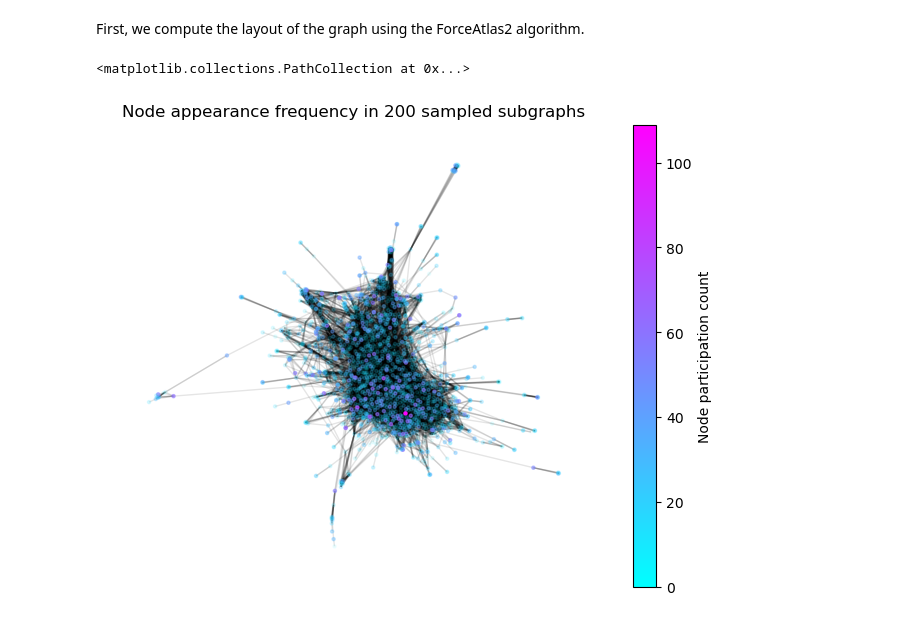
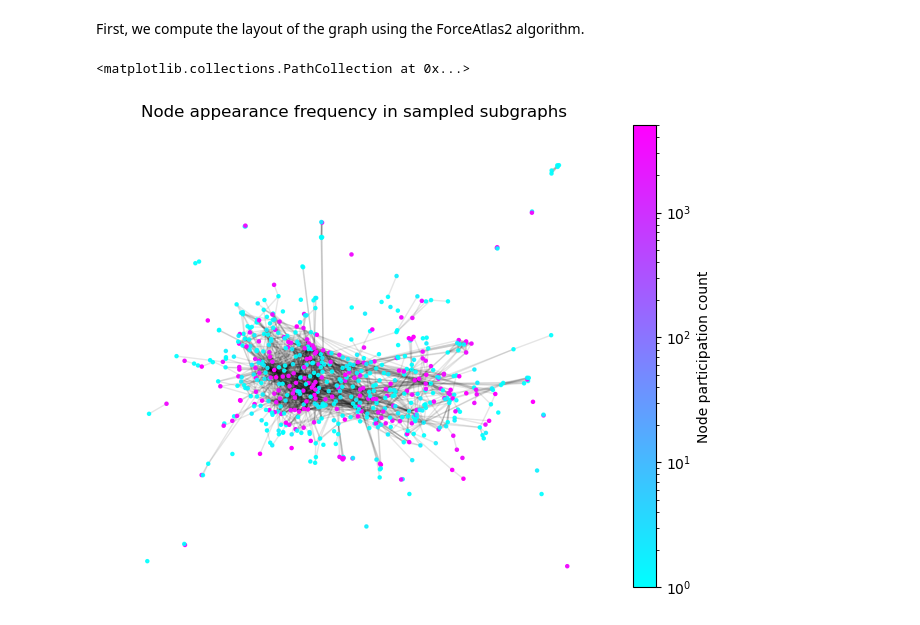
Before and after one commit to martjor/minigraphs, a Jupyter notebook: src/minigraphs/sir_convergence.ipynb, the cells around one changed output. Drawn from its saved outputs; the diff is of its cells as text; code cells hidden in the pictures.

```diff
--- a/src/minigraphs/sir_convergence.ipynb
+++ b/src/minigraphs/sir_convergence.ipynb
@@ -208,0 +222,5 @@ sns.pairplot(
+# %%
+hamsterster_graph = load_graph('hamsterster')
+
+#best_graph = min(annealer.samples, key=lambda sample: energy_mixture(sample, graph=hamsterster_graph))
+best_graph = annealer.samples[-1]
@@ -208,0 +241,13 @@ sns.pairplot(
+# %%
+fig, ax = plt.subplots(dpi=150)
+
+df_mini = pd.DataFrame(results_mini)
+df_mini['I'] = df_mini['I'] / 200
+
+df_full = pd.DataFrame(results_full)
+df_full['I'] = df_full['I'] / 2000
+
+plot_sir(df_mini, linestyle=':')
+plot_sir(df_full)
+
+plt.legend(["Full Graph", "95% Confidence Interval", "Miniature (N=200)"])
@@ -216,6 +264,7 @@ layout = nx.forceatlas2_layout(graph, max_iter=200)
 import matplotlib.pyplot as plt
 import networkx as nx
 from collections import Counter
+from matplotlib.colors import LogNorm
 import numpy as np
 
 def plot_node_participation(
@@ -279,16 +328,18 @@ def plot_node_participation(
     nx.draw_networkx_edges(G, pos=layout, ax=ax, alpha=0.1)
 
     # Optionally: add colorbar
-    sm = plt.cm.ScalarMappable(cmap=cmap, norm=plt.Normalize(vmin=0, vmax=np.max(values)))
+    sm = plt.cm.ScalarMappable(cmap=cmap, norm=LogNorm(vmin=1.0, vmax=np.max(values), clip=True))
     sm.set_array([])
     plt.colorbar(sm, ax=ax, label='Node participation count')
 
-    ax.set_title(f'Node appearance frequency in {len(subgraph)} sampled subgraphs')
+    ax.set_title(f'Node appearance frequency in sampled subgraphs')
     ax.set_axis_off()
 
     return node_collection
+# %%
+layout = nx.forceatlas2_layout(hamsterster_graph, max_iter=300)
 # %%
-plot_node_participation(graph, layout, annealer.samples, cmap='cool')
+plot_node_participation(graph, layout, list(annealer.samples)[-5000:], cmap='cool')
 # %% [output]
 <matplotlib.collections.PathCollection at 0x...>
-[figure, old version]
+[figure, new version]
```
Also changed, not shown: parts of 10 cells of this notebook, 1 other file.
